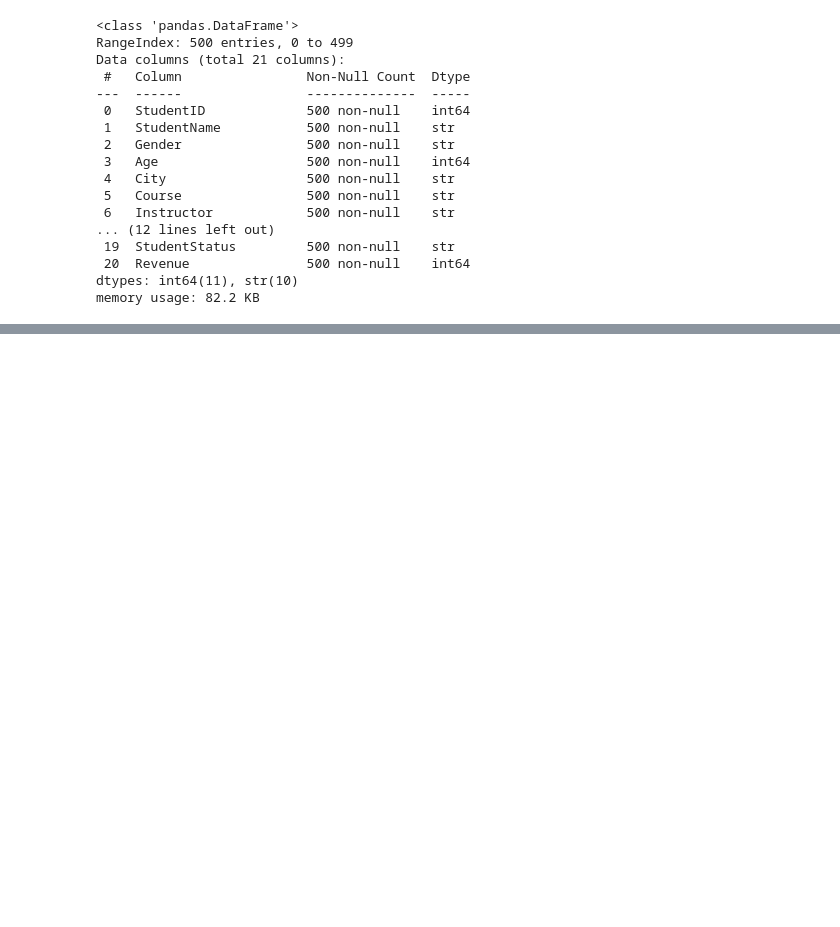
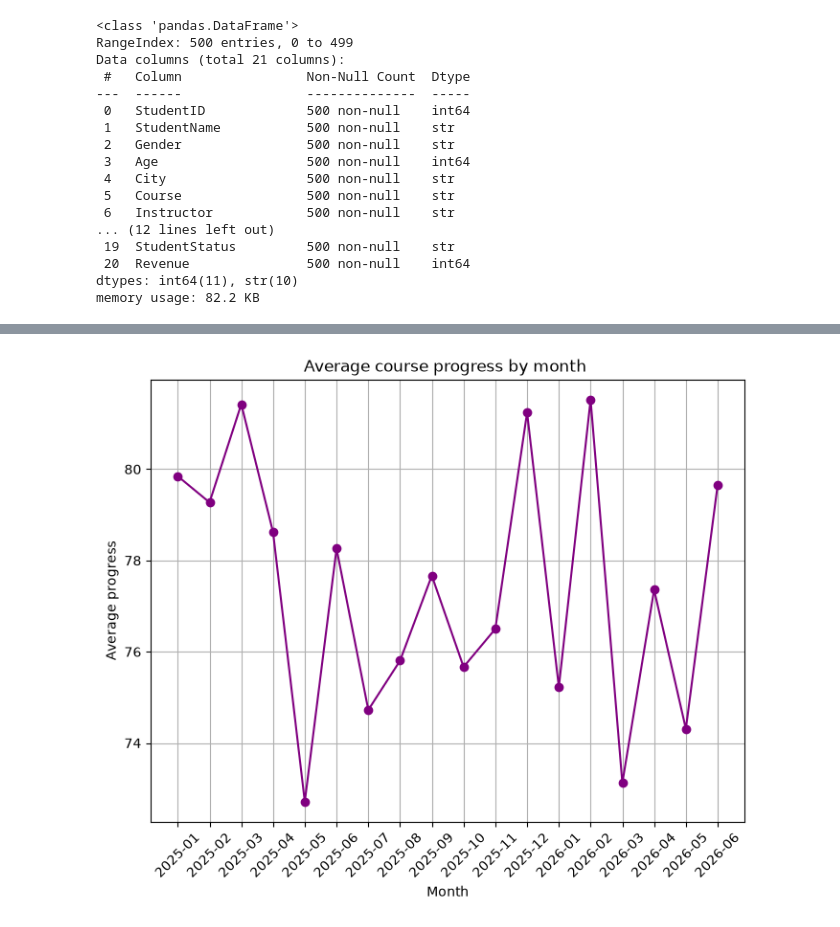
Before and after one commit to anuj7pradhan/PythonAI, a Jupyter notebook: Week 4/Assignment/assignment4.ipynb, the cells around one changed output, grey strips where cells are left out. Drawn from its saved outputs; the diff is of its cells as text; code cells hidden in the pictures; blank space fills up the shorter version.

```diff
--- a/Week 4/Assignment/assignment4.ipynb
+++ b/Week 4/Assignment/assignment4.ipynb
@@ -50,0 +124,16 @@ memory usage: 82.2 KB
+# %%
+# Average course progress by month
+# df['Month'] = df['EnrollmentDate'].str.slice(0, 7)
+
+avg_progress = df.groupby('Month')['CourseProgress'].mean()
+
+plt.figure(figsize=(8,6))
+plt.plot(avg_progress.index,avg_progress.values,marker ="o", color = "purple")
+plt.title("Average course progress by month ")
+plt.xlabel("Month")
+plt.ylabel("Average progress")
+plt.xticks(rotation = 45)
+plt.savefig("Average course progress by month.png")
+plt.grid(True)
+# %% [output]
+[figure, added]
```
Also changed, not shown: parts of 26 cells of this notebook, 4 other files.
